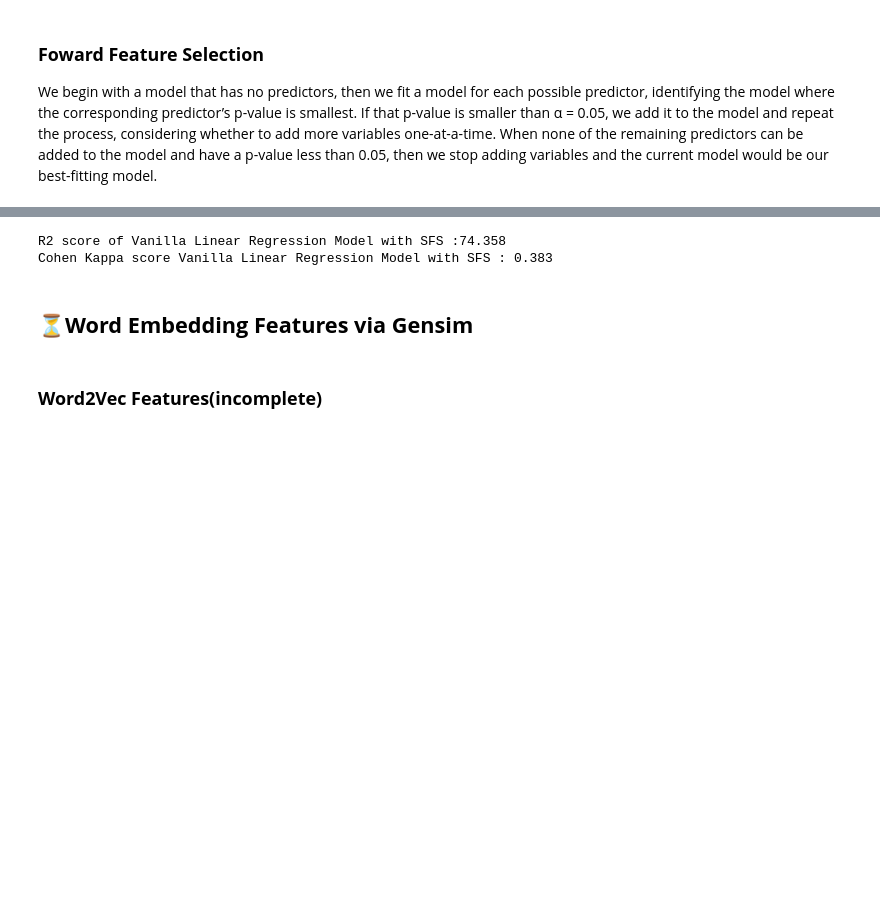
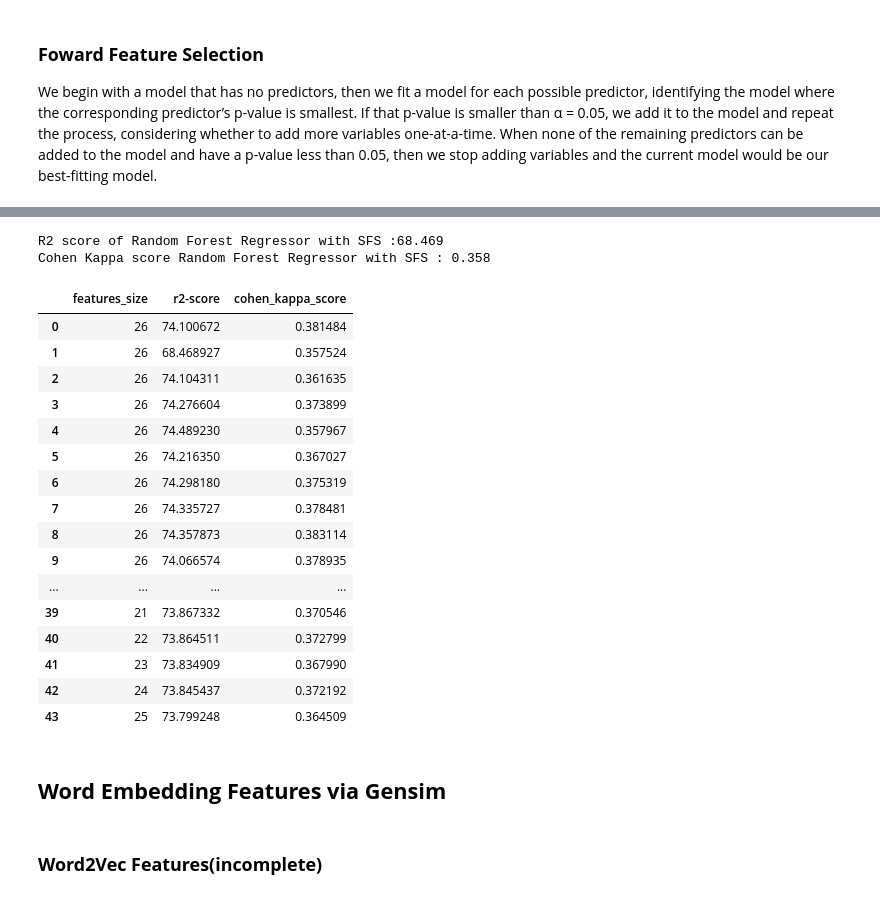
Before and after one commit to mustafabawany/IntelliTech, a Jupyter notebook: Model_Training.ipynb, the cells around one changed output, grey strips where cells are left out. Drawn from its saved outputs; the diff is of its cells as text; code cells hidden in the pictures; blank space fills up the shorter version.

```diff
--- a/Model_Training.ipynb
+++ b/Model_Training.ipynb
@@ -172,5 +180,5 @@ plt.show()
 # %% [markdown]
 ## **Model Tracking**
 # %%
-log_df = pd.DataFrame(columns = ['modelName', 'features_list', 'features_size', 'hyperparameters', 'scaling_type', 'no_of_kfolds','comments','r2-score', 'cohen_kappa_score'])
+log_df = pd.DataFrame(columns = ['modelName', 'features_list', 'features_size', 'hyperparameters', 'scaling_type', 'no_of_kfolds','comments','r2-score', 'mae','cohen_kappa_score'])
 # %%
@@ -419,12 +617,32 @@ X_1.shape
 # %%
-data_logger = Logger_Regression("Linear Regression", list(X.columns), len(list(X.columns)))
-data_logger.set_comment("Vanilla Linear Regression Model with SFS")
-data_logger.linearRegression_basic(X_1,y)
+data_logger = Logger_Regression("Random Forest Regressor", list(X.columns), len(list(X.columns)))
+data_logger.set_comment("Random Forest Regressor with SFS")
+data_logger.randomforest_regressor(X_1,y)
 # %% [output]
-R2 score of Vanilla Linear Regression Model with SFS :74.358
-Cohen Kappa score Vanilla Linear Regression Model with SFS : 0.383
+R2 score of Random Forest Regressor with SFS :68.469
+Cohen Kappa score Random Forest Regressor with SFS : 0.358
+# %%
+log_df[['features_size', 'r2-score', 'cohen_kappa_score']]
+# %% [output]
+|  | features_size | r2-score | cohen_kappa_score |
+| 0 | 26 | 74.100672 | 0.381484 |
+| 1 | 26 | 68.468927 | 0.357524 |
+| 2 | 26 | 74.104311 | 0.361635 |
+| 3 | 26 | 74.276604 | 0.373899 |
+| 4 | 26 | 74.489230 | 0.357967 |
+| 5 | 26 | 74.216350 | 0.367027 |
+| 6 | 26 | 74.298180 | 0.375319 |
+| 7 | 26 | 74.335727 | 0.378481 |
+| 8 | 26 | 74.357873 | 0.383114 |
+| 9 | 26 | 74.066574 | 0.378935 |
+| ... | ... | ... | ... |
+| 39 | 21 | 73.867332 | 0.370546 |
+| 40 | 22 | 73.864511 | 0.372799 |
+| 41 | 23 | 73.834909 | 0.367990 |
+| 42 | 24 | 73.845437 | 0.372192 |
+| 43 | 25 | 73.799248 | 0.364509 |
 # %% [markdown]
-## ⏳**Word Embedding Features via Gensim**
+## **Word Embedding Features via Gensim**
 # %% [markdown]
 ### **Word2Vec Features(incomplete)**
 # %%
```
Also changed, not shown: parts of 45 cells of this notebook, 1 other file.
